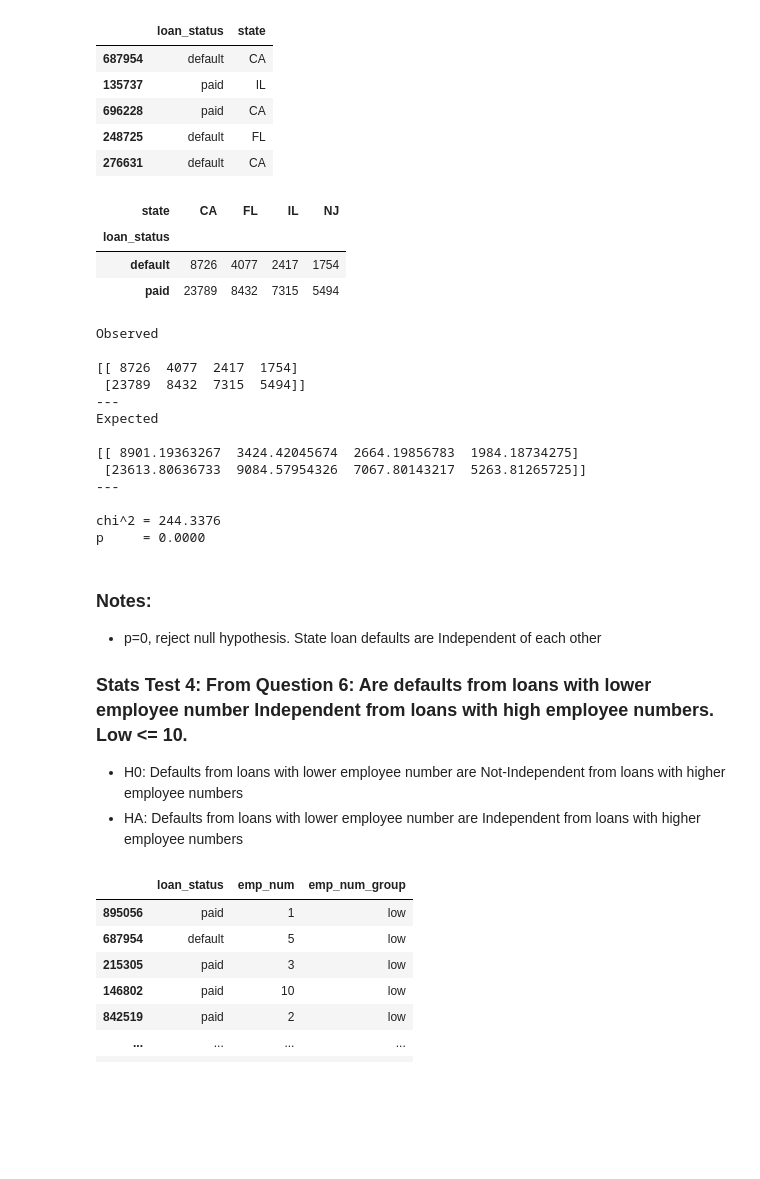
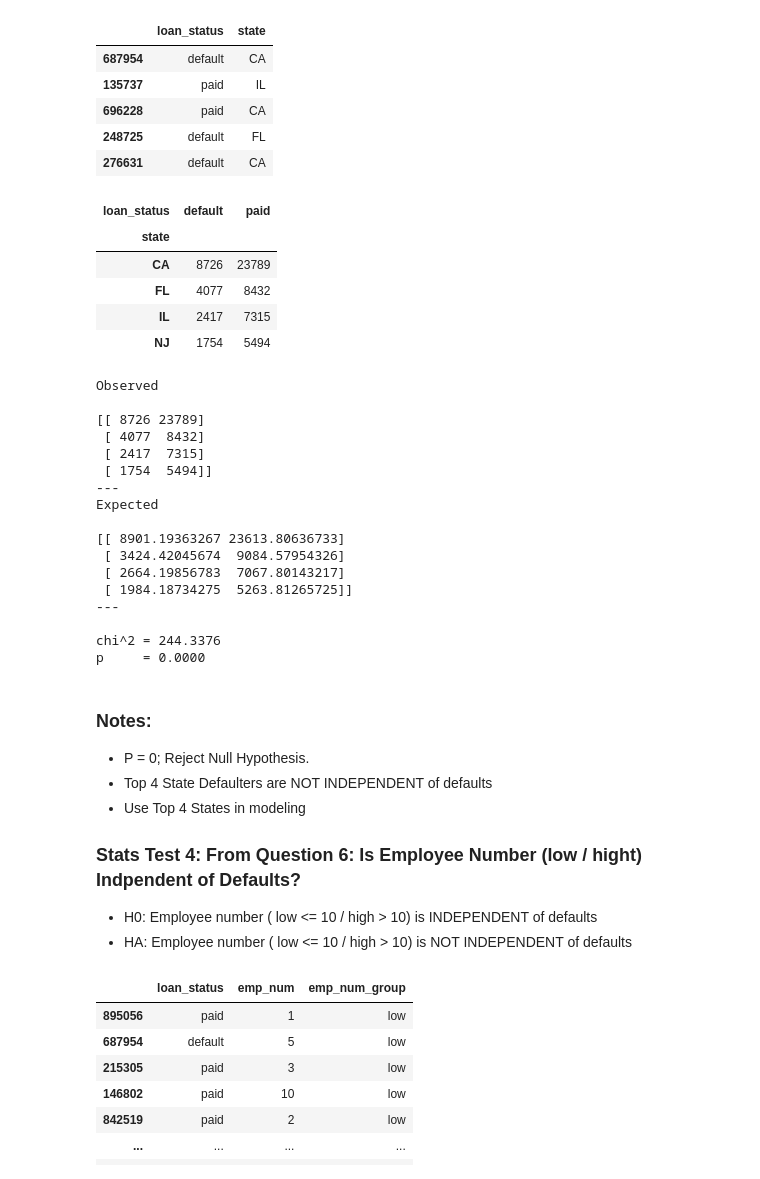
Before and after one commit to kanieladenis/individual_project, a Jupyter notebook: individual_project_sba_loans_working_copy.ipynb, the cells around one changed output. Saved outputs shown, nothing was run; the diff lists cells and outputs as text; code cells hidden in the pictures; blank space fills up the shorter version.

Commit message:
updated workign notebook, added final report, modeling.py, prepare.py

```diff
--- a/individual_project_sba_loans_working_copy.ipynb
+++ b/individual_project_sba_loans_working_copy.ipynb
@@ -1061,13 +1157,15 @@ state_test.head()
 | 276631 | default | CA |
 # %%
 # set observed crosstab for subgropus with less or more than 80 mo term
-observed = pd.crosstab(state_test.loan_status, state_test.state)
-observed
+observed = pd.crosstab(state_test.state, state_test.loan_status)
+observed.head()
 # %% [output]
-| state | CA | FL | IL | NJ |
-| loan_status |  |  |  |  |
-| default | 8726 | 4077 | 2417 | 1754 |
-| paid | 23789 | 8432 | 7315 | 5494 |
+| loan_status | default | paid |
+| state |  |  |
+| CA | 8726 | 23789 |
+| FL | 4077 | 8432 |
+| IL | 2417 | 7315 |
+| NJ | 1754 | 5494 |
 # %%
 # run chi2 test to compare subgroups
 chi2, p, degf, expected = stats.chi2_contingency(observed)
@@ -1082,24 +1180,30 @@ print(f'p     = {p:.4f}')
 # %% [output]
 Observed
 
-[[ 8726  4077  2417  1754]
- [23789  8432  7315  5494]]
+[[ 8726 23789]
+ [ 4077  8432]
+ [ 2417  7315]
+ [ 1754  5494]]
 ---
 Expected
 
-[[ 8901.19363267  3424.42045674  2664.19856783  1984.18734275]
- [23613.80636733  9084.57954326  7067.80143217  5263.81265725]]
+[[ 8901.19363267 23613.80636733]
+ [ 3424.42045674  9084.57954326]
+ [ 2664.19856783  7067.80143217]
+ [ 1984.18734275  5263.81265725]]
 ---
 
 chi^2 = 244.3376
 p     = 0.0000
-# %% [markdown]
-### Notes:
-- p=0, reject null hypothesis. State loan defaults are Independent of each other
-
-### Stats Test 4: From Question 6: Are defaults from loans with lower employee number Independent from loans with high employee numbers. Low <= 10.
-- H0: Defaults from loans with lower employee number are Not-Independent from loans with higher employee numbers
-- HA: Defaults from loans with lower employee number are Independent from loans with higher employee numbers
+# %% [markdown]
+### Notes:
+- P = 0; Reject Null Hypothesis.
+- Top 4 State Defaulters are NOT INDEPENDENT of defaults
+- Use Top 4 States in modeling
+
+### Stats Test 4: From Question 6: Is Employee Number (low / hight) Indpendent of Defaults?
+- H0: Employee number ( low <= 10 / high > 10) is INDEPENDENT of defaults
+- HA: Employee number ( low <= 10 / high > 10) is NOT INDEPENDENT of defaults
 # %%
 # create new df with subgroup column
 emp_test = train[['loan_status', 'emp_num']]
```
Also changed, not shown: parts of 70 cells of this notebook, 4 other files.
